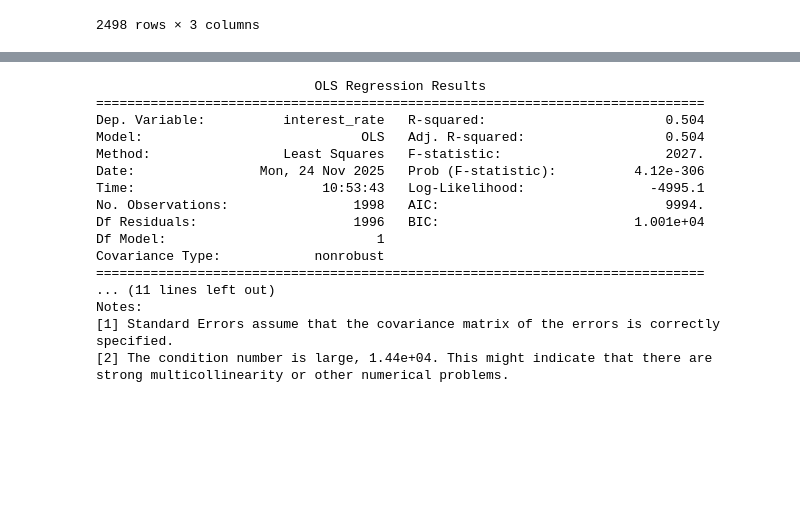
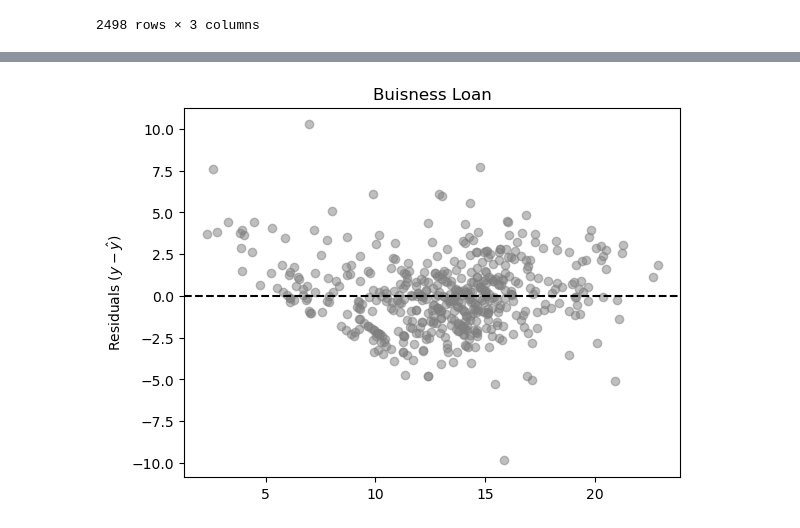
Before and after one commit to TLuter-252/Linear-Regression-Case-Study, a Jupyter notebook: Maddog.ipynb, the cells around one changed output, grey strips where cells are left out. Saved outputs shown, nothing was run; the diff lists cells and outputs as text; code cells hidden in the pictures; blank space fills up the shorter version.

Commit message:
residuals and ols summary

```diff
--- a/Maddog.ipynb
+++ b/Maddog.ipynb
@@ -327,37 +243,40 @@ Notes:
 [2] The condition number is large, 2.96e+05. This might indicate that there are
 strong multicollinearity or other numerical problems.
 # %%
-for feature in features:
-    X = df[[feature]]
-    y = df['interest_rate']
-    X_train, X_test, y_train, y_test = train_test_split(
-        X, y, test_size=0.2, random_state=42)
+# for feature in features:
+#     X = df[[feature]]
+#     y = df['interest_rate']
+#     X_train, X_test, y_train, y_test = train_test_split(
+#         X, y, test_size=0.2, random_state=42)
 
-    lr = LinearRegression()
-    lr.fit(X_train, y_train)
+#     lr = LinearRegression()
+#     lr.fit(X_train, y_train)
 
-    y_pred = lr.predict(X_test)
+#     y_pred = lr.predict(X_test)
 
-X_train_sm = sm.add_constant(X_train)
+# X_train_sm = sm.add_constant(X_train)
 
-ols_model = sm.OLS(y_train, X_train_sm).fit()
+# ols_model = sm.OLS(y_train, X_train_sm).fit()
 
-print(ols_model.summary())
+# print(ols_model.summary())
-# %% [output]
-                            OLS Regression Results
-==============================================================================
-Dep. Variable:          interest_rate   R-squared:                       0.504
-Model:                            OLS   Adj. R-squared:                  0.504
-Method:                 Least Squares   F-statistic:                     2027.
-Date:                Mon, 24 Nov 2025   Prob (F-statistic):          4.12e-306
-Time:                        10:53:43   Log-Likelihood:                -4995.1
-No. Observations:                1998   AIC:                             9994.
-Df Residuals:                    1996   BIC:                         1.001e+04
-Df Model:                           1
-Covariance Type:            nonrobust
-==============================================================================
-... (11 lines left out)
-Notes:
-[1] Standard Errors assume that the covariance matrix of the errors is correctly specified.
-[2] The condition number is large, 1.44e+04. This might indicate that there are
-strong multicollinearity or other numerical problems.
+# %%
+def residual_plot(ax, x, y, y_hat, n_bins=50):
+    residuals = y - y_hat
+    ax.axhline(0, color='black', linestyle='--')
+    ax.scatter(y_hat, residuals, color='grey', alpha=0.5)
+    ax.set_ylabel(r'Residuals ($y - \hat y$)')
+# %%
+X = df_funded
+y = df['interest_rate']
+X_train, X_test, y_train, y_test = train_test_split(
+    X, y, test_size=0.2, random_state=42)
+
+lr = LinearRegression()
+lr.fit(X_train, y_train)
+
+y_pred = lr.predict(X_test)
+fig, ax = plt.subplots()
+residual_plot(ax, X_test, y_test, y_pred)
+plt.title('Buisness Loan');
+# %% [output]
+[figure, added]
```
Also changed, not shown: parts of 10 cells of this notebook.
